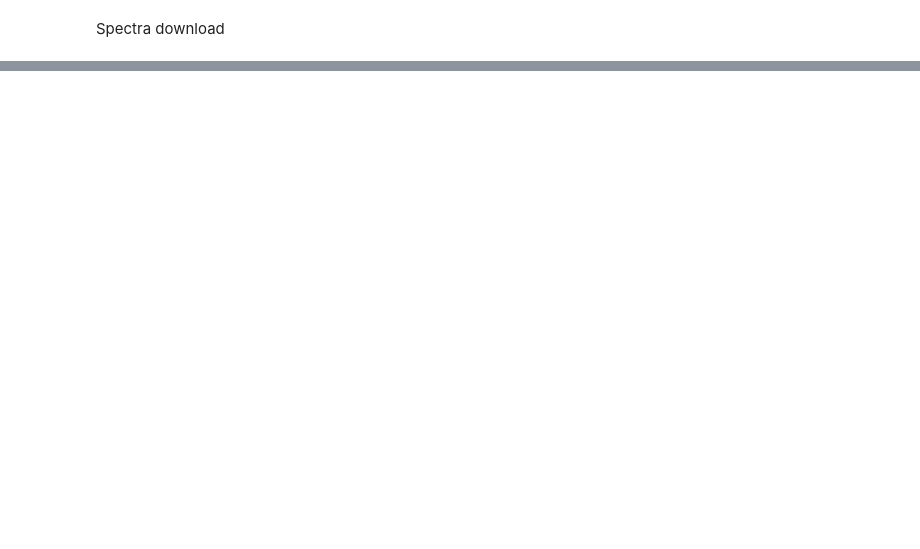
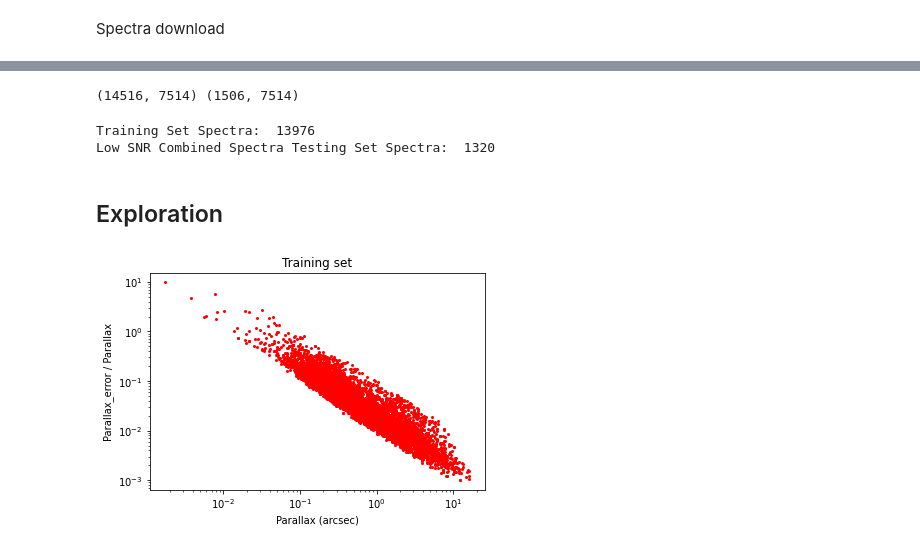
Before and after one commit to anellcornejo/AstroML, a Jupyter notebook: Data-Processing/Datasets_Data_Reduction.ipynb, the cells around one changed output, grey strips where cells are left out. Drawn from its saved outputs; the diff is of its cells as text; code cells hidden in the pictures; blank space fills up the shorter version.

```diff
--- a/Data-Processing/Datasets_Data_Reduction.ipynb
+++ b/Data-Processing/Datasets_Data_Reduction.ipynb
@@ -112,12 +263,14 @@ def spectra_download(apogee_id , location_id, save_str):
     if save_str != None:
         # save spec to fits file
         hdu = fits.PrimaryHDU(spec)
-        hdu.writeto(f'{local_path}/{save_str}')
+        hdu.writeto(f'{save_str}')
 
     return spec , path_spectra
 # %%
-apogee_id_train = id_apogee[good_idx]
-location_id_train = location_apogee[good_idx]
+apogee_id_train = id_apogeedr16[good_idx]
+location_id_train = location_apogeedr16[good_idx]
 
-spec_train , _ = spectra_download(apogee_id_train , location_id_train, None)
+#have to remove index 14517
+
+train_spec_1 , _ = spectra_download(apogee_id_train[14518:] , location_id_train[14518:], 'train_spec_1')
 # %% [output]
@@ -145,0 +322,18 @@ spec_test , _ = spectra_download(apogee_id_test , location_id_test, None)
+# %%
+print(train_spec_1.shape,test_spec_1.shape)
+# %% [output]
+(14516, 7514) (1506, 7514)
+# %%
+#train_spec_1 = fits.open('contspec_dr14_train.fits')[0].data
+
+# spectra cutting criteria for training set
+good_idx_spectra = np.all(train_spec_1 != 0., axis=1)
+
+# spectra cutting criteria for testing set
+good_test_idx_spectra =  np.all(test_spec_1 != 0., axis=1)
+
+print("Training Set Spectra: ", np.sum(good_idx_spectra))
+print("Low SNR Combined Spectra Testing Set Spectra: ", np.sum(good_test_idx_spectra))
+# %% [output]
+Training Set Spectra:  13976
+Low SNR Combined Spectra Testing Set Spectra:  1320
@@ -145,0 +375,21 @@ spec_test , _ = spectra_download(apogee_id_test , location_id_test, None)
+# %% [markdown]
+## Exploration
+# %%
+parallax_train = parallax[good_idx][:14516][good_idx_spectra]
+parallax_error_train = parallax_error[good_idx][:14516][good_idx_spectra]
+
+idx = []
+for i in range(len(parallax_train)):
+    if parallax_train[i] != -9999. or parallax_error_train[i] != -9999.:
+        idx.append(i)
+d = parallax_error_train[idx] / parallax_train[idx]
+
+plt.plot(parallax_train[idx], d,'ro', markersize=2)
+plt.xlabel('Parallax (arcsec)')
+plt.ylabel('Parallax_error / Parallax')
+plt.title('Training set')
+plt.yscale('log')
+plt.xscale('log')
+plt.show()
+# %% [output]
+[figure, added]
```
Also changed, not shown: parts of 22 cells of this notebook, 1 other file.
